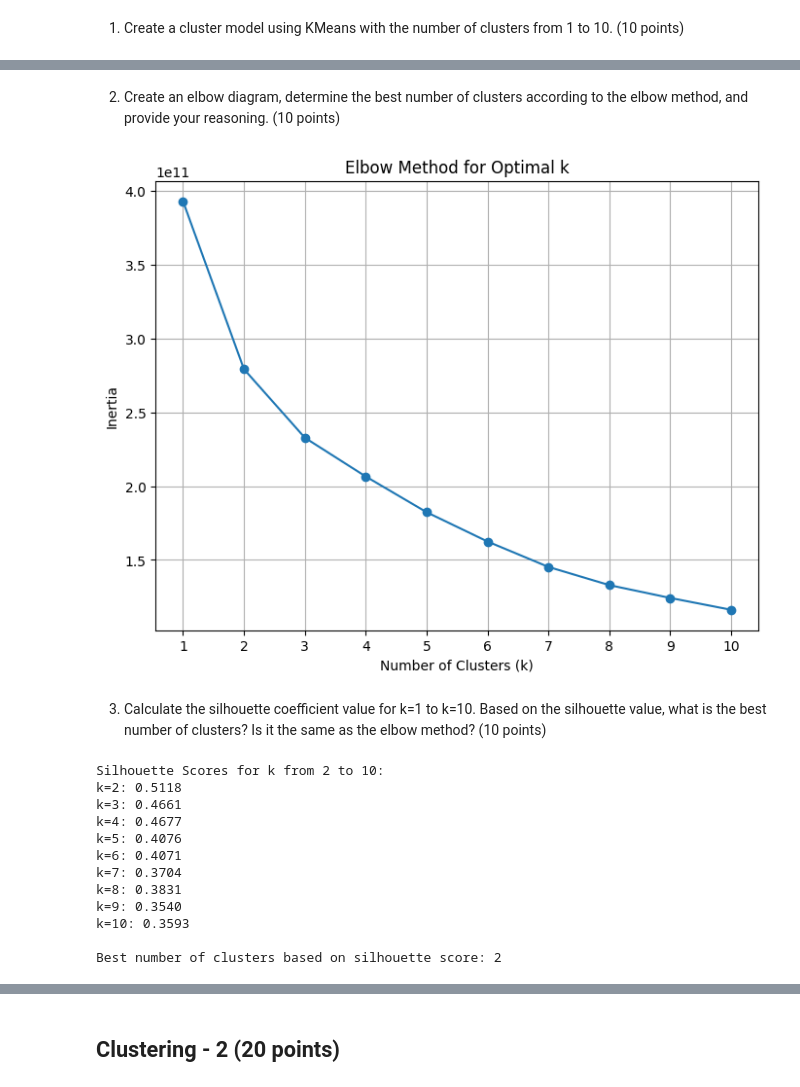
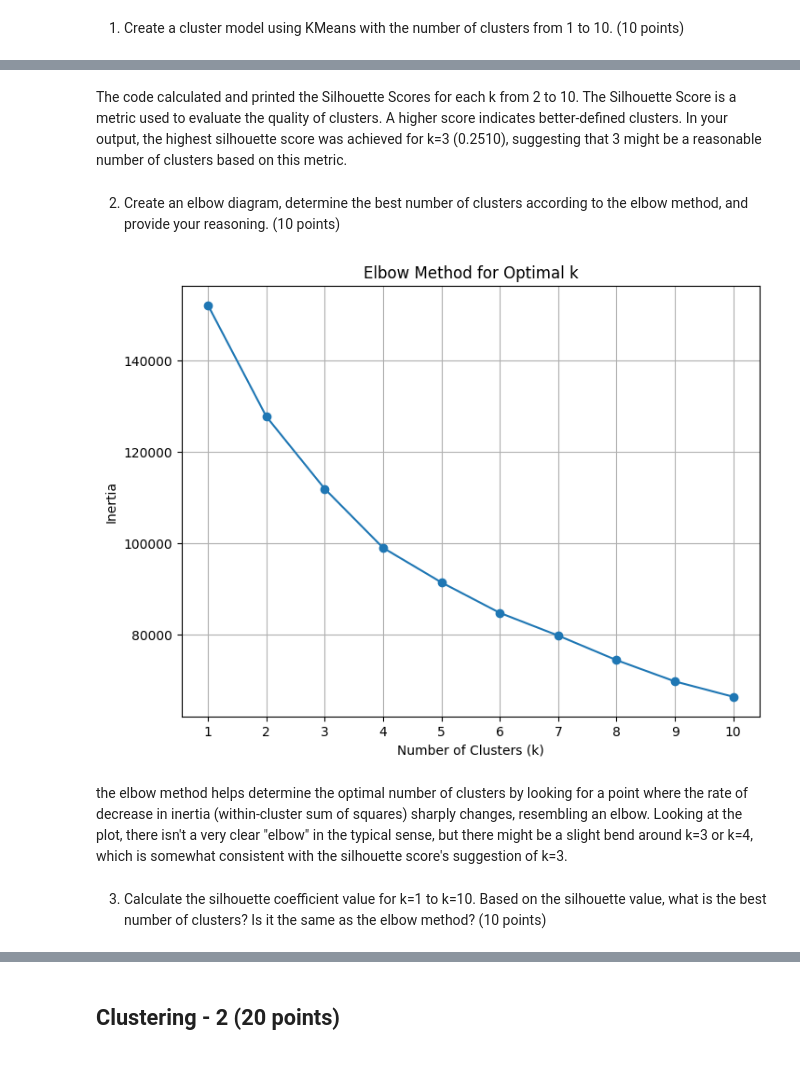
Before and after one commit to CrushedKatana/Machine_Learning, a Jupyter notebook: UTSMachine.ipynb, the cells around one changed output, grey strips where cells are left out. Cells and saved outputs as stored; diff of their text form; code cells hidden in the pictures.

```diff
--- a/UTSMachine.ipynb
+++ b/UTSMachine.ipynb
@@ -205,21 +160,12 @@ NB: You are allowed to perform normalization/standardization before building the
 # %% [markdown]
 1. Create a cluster model using KMeans with the number of clusters from 1 to 10. (10 points)
 # %%
-# Step 1: Create KMeans models for k from 1 to 10
+silhouette_scores = []
 
-inertia = []
-silhouette_scores = {}
-kmeans_models = {}
-
-for k in range(1, 11):
+for k in range(2, 11):
     kmeans = KMeans(n_clusters=k, random_state=42, n_init=10)
-    kmeans.fit(df)
-    inertia.append(kmeans.inertia_)
-    kmeans_models[k] = kmeans
-
-    if k > 1:
-        silhouette_avg = silhouette_score(df, kmeans.labels_)
-        silhouette_scores[k] = silhouette_avg
-
-print("KMeans models created for k from 1 to 10.")
+    kmeans.fit(df_scaled)
+    score = silhouette_score(df_scaled, kmeans.labels_)
+    silhouette_scores.append(score)
+    print(f"Silhouette Score for k={k}: {score}")
 # %% [output]
@@ -227,48 +181,26 @@ KMeans models created for k from 1 to 10.
+# %% [markdown]
+The code calculated and printed the Silhouette Scores for each k from 2 to 10. The Silhouette Score is a metric used to evaluate the quality of clusters. A higher score indicates better-defined clusters. In your output, the highest silhouette score was achieved for k=3 (0.2510), suggesting that 3 might be a reasonable number of clusters based on this metric.
 # %% [markdown]
 2. Create an elbow diagram, determine the best number of clusters according to the elbow method, and provide your reasoning. (10 points)
 # %%
 inertia = []
-for k in range(1, 11):
+
+for k in range(1, 11): # Start from 1 to include k=1 in the elbow method plot
     kmeans = KMeans(n_clusters=k, random_state=42, n_init=10)
-    kmeans.fit(df)
+    kmeans.fit(df_scaled)
     inertia.append(kmeans.inertia_)
-    kmeans_models[k] = kmeans
-
-    if k > 1:
-        silhouette_avg = silhouette_score(df, kmeans.labels_)
-        silhouette_scores[k] = silhouette_avg
 
 plt.figure(figsize=(8, 6))
 plt.plot(range(1, 11), inertia, marker='o')
 plt.title('Elbow Method for Optimal k')
 plt.xlabel('Number of Clusters (k)')
 plt.ylabel('Inertia')
 plt.xticks(range(1, 11))
 plt.grid(True)
 plt.show()
 # %% [output]
-[figure, old version]
+[figure, new version]
+# %% [markdown]
+the elbow method helps determine the optimal number of clusters by looking for a point where the rate of decrease in inertia (within-cluster sum of squares) sharply changes, resembling an elbow. Looking at the plot, there isn't a very clear "elbow" in the typical sense, but there might be a slight bend around k=3 or k=4, which is somewhat consistent with the silhouette score's suggestion of k=3.
 # %% [markdown]
 3. Calculate the silhouette coefficient value for k=1 to k=10. Based on the silhouette value, what is the best number of clusters? Is it the same as the elbow method? (10 points)
-# %%
-# Step 3: Calculate and display silhouette scores
-
-print("\nSilhouette Scores for k from 2 to 10:")
-for k, score in silhouette_scores.items():
-    print(f"k={k}: {score:.4f}")
-
-best_k_silhouette = max(silhouette_scores, key=silhouette_scores.get)
-print(f"\nBest number of clusters based on silhouette score: {best_k_silhouette}")
-# %% [output]
-Silhouette Scores for k from 2 to 10:
-k=2: 0.5118
-k=3: 0.4661
-k=4: 0.4677
-k=5: 0.4076
-k=6: 0.4071
-k=7: 0.3704
-k=8: 0.3831
-k=9: 0.3540
-k=10: 0.3593
-
-Best number of clusters based on silhouette score: 2
```
Also changed, not shown: parts of 29 cells of this notebook.
